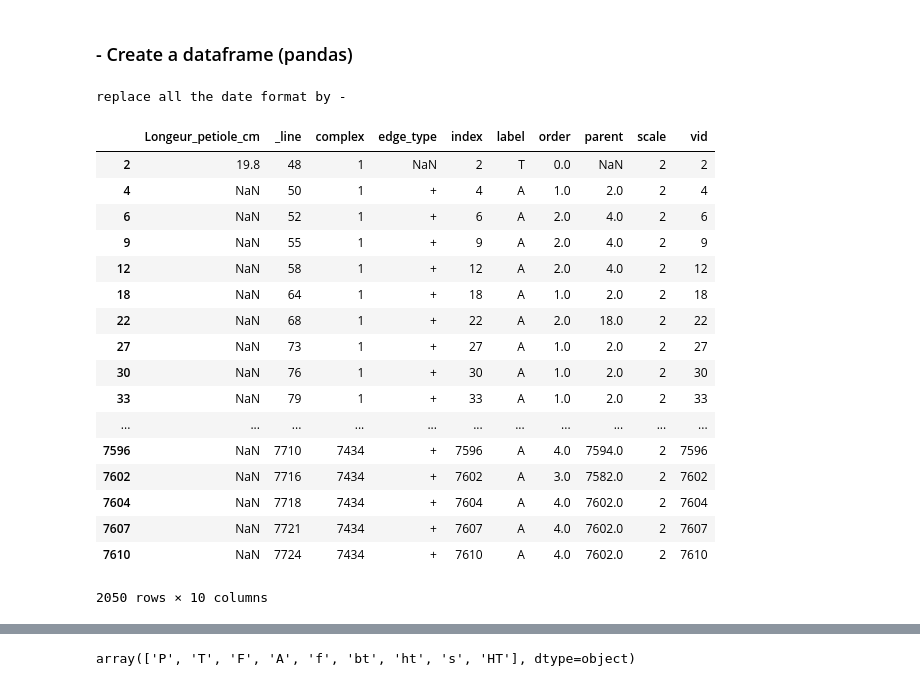
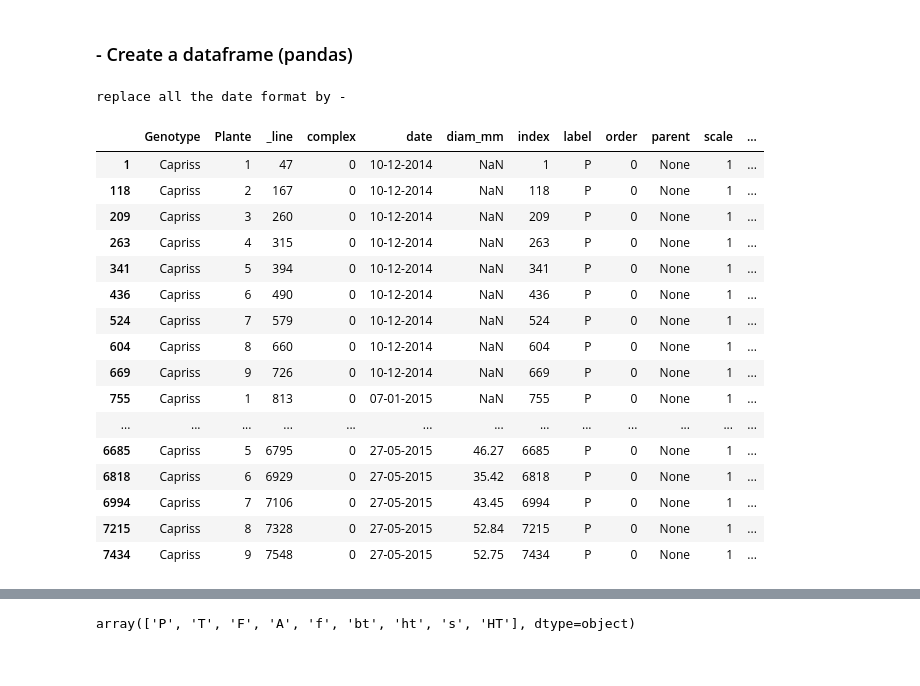
Before and after one commit to openalea/strawberry, a Jupyter notebook: strawberry/example/MTG_analysis.ipynb, the cells around one changed output, grey strips where cells are left out. Drawn from its saved outputs; the diff is of its cells as text; code cells hidden in the pictures.

```diff
--- a/strawberry/example/MTG_analysis.ipynb
+++ b/strawberry/example/MTG_analysis.ipynb
@@ -49,28 +49,27 @@ le stade de développement de chaque bt, ht ou HT ~ de leur positions sur  les d
 ### - Create a dataframe (pandas)
 # %%
 g=MTG(files[0])
-df = analysis.to_dataframe(g, vertices=g.vertices(scale=2))
+df = analysis.to_dataframe(g, vertices=g.vertices(scale=1))
 df
 # %% [output]
 replace all the date format by -
-|  | Longeur_petiole_cm | _line | complex | edge_type | index | label | order | parent | scale | vid |
-| 2 | 19.8 | 48 | 1 | NaN | 2 | T | 0.0 | NaN | 2 | 2 |
-| 4 | NaN | 50 | 1 | + | 4 | A | 1.0 | 2.0 | 2 | 4 |
-| 6 | NaN | 52 | 1 | + | 6 | A | 2.0 | 4.0 | 2 | 6 |
-| 9 | NaN | 55 | 1 | + | 9 | A | 2.0 | 4.0 | 2 | 9 |
-| 12 | NaN | 58 | 1 | + | 12 | A | 2.0 | 4.0 | 2 | 12 |
-| 18 | NaN | 64 | 1 | + | 18 | A | 1.0 | 2.0 | 2 | 18 |
-| 22 | NaN | 68 | 1 | + | 22 | A | 2.0 | 18.0 | 2 | 22 |
-| 27 | NaN | 73 | 1 | + | 27 | A | 1.0 | 2.0 | 2 | 27 |
-| 30 | NaN | 76 | 1 | + | 30 | A | 1.0 | 2.0 | 2 | 30 |
-| 33 | NaN | 79 | 1 | + | 33 | A | 1.0 | 2.0 | 2 | 33 |
-| ... | ... | ... | ... | ... | ... | ... | ... | ... | ... | ... |
-| 7596 | NaN | 7710 | 7434 | + | 7596 | A | 4.0 | 7594.0 | 2 | 7596 |
-| 7602 | NaN | 7716 | 7434 | + | 7602 | A | 3.0 | 7582.0 | 2 | 7602 |
-| 7604 | NaN | 7718 | 7434 | + | 7604 | A | 4.0 | 7602.0 | 2 | 7604 |
-| 7607 | NaN | 7721 | 7434 | + | 7607 | A | 4.0 | 7602.0 | 2 | 7607 |
-| 7610 | NaN | 7724 | 7434 | + | 7610 | A | 4.0 | 7602.0 | 2 | 7610 |
+|  | Genotype | Plante | _line | complex | date | diam_mm | index | label | order | parent | scale | ... |
+| 1 | Capriss | 1 | 47 | 0 | 10-12-2014 | NaN | 1 | P | 0 | None | 1 | ... |
+| 118 | Capriss | 2 | 167 | 0 | 10-12-2014 | NaN | 118 | P | 0 | None | 1 | ... |
+| 209 | Capriss | 3 | 260 | 0 | 10-12-2014 | NaN | 209 | P | 0 | None | 1 | ... |
+| 263 | Capriss | 4 | 315 | 0 | 10-12-2014 | NaN | 263 | P | 0 | None | 1 | ... |
+| 341 | Capriss | 5 | 394 | 0 | 10-12-2014 | NaN | 341 | P | 0 | None | 1 | ... |
+| 436 | Capriss | 6 | 490 | 0 | 10-12-2014 | NaN | 436 | P | 0 | None | 1 | ... |
+| 524 | Capriss | 7 | 579 | 0 | 10-12-2014 | NaN | 524 | P | 0 | None | 1 | ... |
+| 604 | Capriss | 8 | 660 | 0 | 10-12-2014 | NaN | 604 | P | 0 | None | 1 | ... |
+| 669 | Capriss | 9 | 726 | 0 | 10-12-2014 | NaN | 669 | P | 0 | None | 1 | ... |
+| 755 | Capriss | 1 | 813 | 0 | 07-01-2015 | NaN | 755 | P | 0 | None | 1 | ... |
+| ... | ... | ... | ... | ... | ... | ... | ... | ... | ... | ... | ... | ... |
+| 6685 | Capriss | 5 | 6795 | 0 | 27-05-2015 | 46.27 | 6685 | P | 0 | None | 1 | ... |
+| 6818 | Capriss | 6 | 6929 | 0 | 27-05-2015 | 35.42 | 6818 | P | 0 | None | 1 | ... |
+| 6994 | Capriss | 7 | 7106 | 0 | 27-05-2015 | 43.45 | 6994 | P | 0 | None | 1 | ... |
+| 7215 | Capriss | 8 | 7328 | 0 | 27-05-2015 | 52.84 | 7215 | P | 0 | None | 1 | ... |
+| 7434 | Capriss | 9 | 7548 | 0 | 27-05-2015 | 52.75 | 7434 | P | 0 | None | 1 | ... |
-2050 rows × 10 columns
 # %%
 from strawberry import analysis
 reload(analysis)
```
Also changed, not shown: parts of 1 cell of this notebook, 1 other file.
